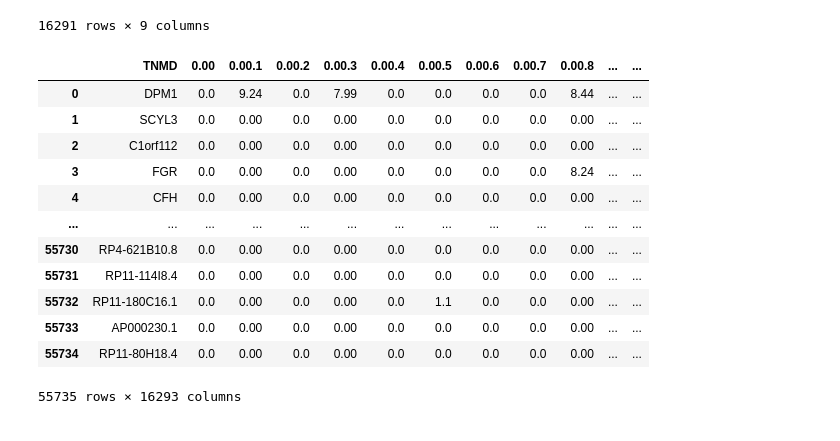
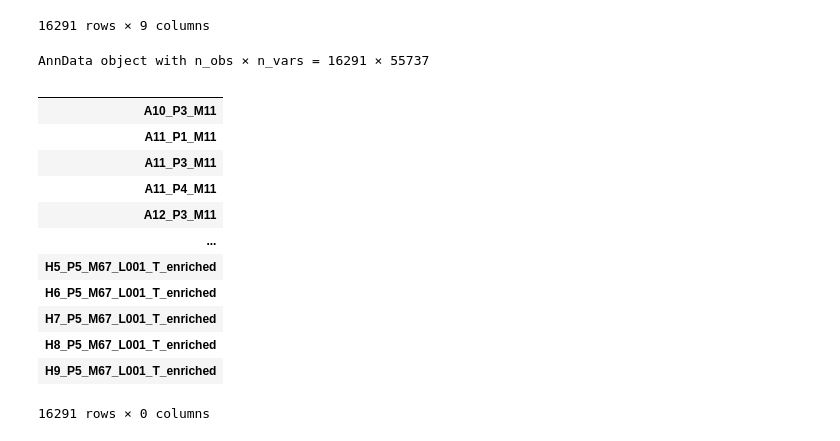
Before and after one commit to meg-bit/immune-cells-TIME-single-cell-anti-PD-1, a Jupyter notebook: 01single_cell_annotation.ipynb, the cells around one changed output. Saved outputs shown, nothing was run; the diff lists cells and outputs as text; code cells hidden in the pictures.

```diff
--- a/01single_cell_annotation.ipynb
+++ b/01single_cell_annotation.ipynb
@@ -39,20 +51,11 @@ meta
 16291 rows × 9 columns
 # %%
 # table with sc gene expression
-ge = pd.read_csv('data/GSE120575_melanoma_scrna_tpm.txt.gz,
-                 sep="\t", skiprows=3)
-ge
+# ge = pd.read_csv('data/GSE120575_Sade_Feldman_melanoma_single_cells_TPM_GEO.txt.gz',
+#                  sep="\t", skiprows=3)
+
+adata = sc.read_text('data/GSE120575_melanoma_scrna_tpm.txt.gz').transpose()
+adata.var_names_make_unique()b
+adata
 # %% [output]
-|  | TNMD | 0.00 | 0.00.1 | 0.00.2 | 0.00.3 | 0.00.4 | 0.00.5 | 0.00.6 | 0.00.7 | 0.00.8 | ... | ... |
-| 0 | DPM1 | 0.0 | 9.24 | 0.0 | 7.99 | 0.0 | 0.0 | 0.0 | 0.0 | 8.44 | ... | ... |
-| 1 | SCYL3 | 0.0 | 0.00 | 0.0 | 0.00 | 0.0 | 0.0 | 0.0 | 0.0 | 0.00 | ... | ... |
-| 2 | C1orf112 | 0.0 | 0.00 | 0.0 | 0.00 | 0.0 | 0.0 | 0.0 | 0.0 | 0.00 | ... | ... |
-| 3 | FGR | 0.0 | 0.00 | 0.0 | 0.00 | 0.0 | 0.0 | 0.0 | 0.0 | 8.24 | ... | ... |
-| 4 | CFH | 0.0 | 0.00 | 0.0 | 0.00 | 0.0 | 0.0 | 0.0 | 0.0 | 0.00 | ... | ... |
-| ... | ... | ... | ... | ... | ... | ... | ... | ... | ... | ... | ... | ... |
-| 55730 | RP4-621B10.8 | 0.0 | 0.00 | 0.0 | 0.00 | 0.0 | 0.0 | 0.0 | 0.0 | 0.00 | ... | ... |
-| 55731 | RP11-114I8.4 | 0.0 | 0.00 | 0.0 | 0.00 | 0.0 | 0.0 | 0.0 | 0.0 | 0.00 | ... | ... |
-| 55732 | RP11-180C16.1 | 0.0 | 0.00 | 0.0 | 0.00 | 0.0 | 1.1 | 0.0 | 0.0 | 0.00 | ... | ... |
-| 55733 | AP000230.1 | 0.0 | 0.00 | 0.0 | 0.00 | 0.0 | 0.0 | 0.0 | 0.0 | 0.00 | ... | ... |
-| 55734 | RP11-80H18.4 | 0.0 | 0.00 | 0.0 | 0.00 | 0.0 | 0.0 | 0.0 | 0.0 | 0.00 | ... | ... |
-55735 rows × 16293 columns
+AnnData object with n_obs × n_vars = 16291 × 55737
@@ -68,0 +62,16 @@ ge.shape
+# %%
+adata.obs
+# %% [output]
+|  |
+| A10_P3_M11 |
+| A11_P1_M11 |
+| A11_P3_M11 |
+| A11_P4_M11 |
+| A12_P3_M11 |
+| ... |
+| H5_P5_M67_L001_T_enriched |
+| H6_P5_M67_L001_T_enriched |
+| H7_P5_M67_L001_T_enriched |
+| H8_P5_M67_L001_T_enriched |
+| H9_P5_M67_L001_T_enriched |
+16291 rows × 0 columns
```
Also changed, not shown: parts of 18 cells of this notebook.
